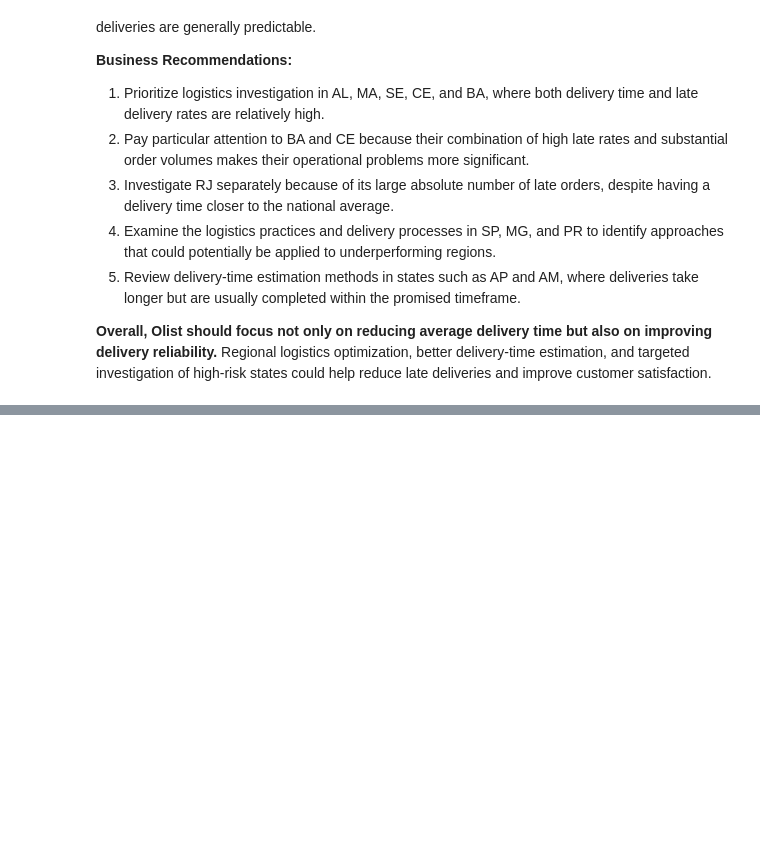
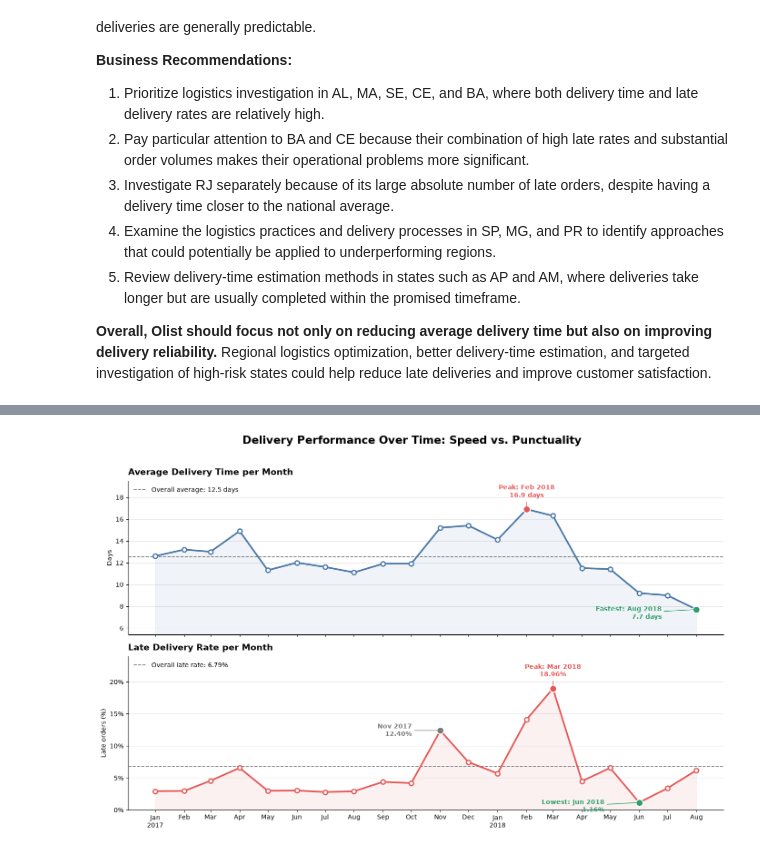
Before and after one commit to Abolfazl-Moradi006/Olist-data-analysis, a Jupyter notebook: Notebooks/6_Delivery_Performance_Analysis.ipynb, the cells around one changed output, grey strips where cells are left out. Cells and saved outputs as stored; diff of their text form; code cells hidden in the pictures; blank space fills up the shorter version.

```diff
--- a/Notebooks/6_Delivery_Performance_Analysis.ipynb
+++ b/Notebooks/6_Delivery_Performance_Analysis.ipynb
@@ -12,8 +10,3 @@ import duckdb
 con = duckdb.connect()
 con.read_parquet("../Data/Processed/orders_clean.parquet").create_view("orders");
 con.read_parquet("../Data/Processed/customers_clean.parquet").create_view("customers");
-# %%
-a = con.execute(""" select *
-            from orders """).df()
-a.iloc[0:2]
-a["delivery_duration_days"].mean()
@@ -603,0 +650,76 @@ The scatter plot also highlights an important distinction between slow delivery
+# %%
+#Line charts: Monthly delivery duration and late delivery rate
+df = delivery_monthly.copy()
+
+# Overall reference values (weighted by orders, so big months count more)
+avg_time = (df["avg_delivery_time_days"] * df["orders_count"]).sum() / df["orders_count"].sum()
+avg_late = df["late_orders"].sum() / df["orders_count"].sum() * 100
+
+BLUE, RED, GREEN, GRAY = "#4C78A8", "#E45756", "#2E9E6B", "#7A7A7A"
+
+def style_panel(ax, series, color, title, ylabel, fmt, avg_value, avg_label):
+    """Line + soft fill, average line, and padded y-range for one panel."""
+    ax.plot(df.index, series, color=color, linewidth=2.6, marker="o",
+            markersize=7, markerfacecolor="white", markeredgewidth=2, zorder=3)
+    ax.fill_between(df.index, series, series.min() * 0.0, color=color, alpha=0.08, zorder=1)
+    ax.axhline(avg_value, color=GRAY, linestyle="--", linewidth=1.3, label=avg_label, zorder=2)
+
+    lo, hi = series.min(), series.max()
+    ax.set_ylim(max(0, lo - (hi - lo) * 0.25), hi + (hi - lo) * 0.28)   # headroom for labels
+    ax.yaxis.set_major_formatter(plt.FuncFormatter(fmt))
+    ax.set_title(title, fontsize=14, fontweight="bold", loc="left", pad=10)
+    ax.set_ylabel(ylabel)
+    ax.grid(axis="y", alpha=0.3)
+    ax.set_axisbelow(True)
+    ax.spines[["top", "right"]].set_visible(False)
+    ax.legend(loc="upper left", frameon=False, fontsize=10)
+
+def callout(ax, when, value, text, color, dx, dy, ha="center"):
+    """Highlighted point with a label that stays inside the plot."""
+    ax.scatter(when, value, s=120, color=color, edgecolor="white", linewidth=1.5, zorder=5)
+    ax.annotate(
+        text, xy=(when, value), xytext=(dx, dy), textcoords="offset points",
+        ha=ha, va="center", fontsize=10, fontweight="bold", color=color,
+        arrowprops=dict(arrowstyle="-", color=color, linewidth=1),
+        zorder=6,
+    )
+
+fig, (ax1, ax2) = plt.subplots(2, 1, figsize=(14, 9), sharex=True)
+
+# ---------- Top: average delivery time ----------
+t = df["avg_delivery_time_days"]
+style_panel(ax1, t, BLUE, "Average Delivery Time per Month", "Days",
+            lambda v, _: f"{v:.0f}", avg_time, f"Overall average: {avg_time:.1f} days")
+
+t_max, t_min = t.idxmax(), t.idxmin()
+callout(ax1, t_max, t.max(), f"Peak: {t_max:%b %Y}\n{t.max():.1f} days", RED, 0, 28)
+callout(ax1, t_min, t.min(), f"Fastest: {t_min:%b %Y}\n{t.min():.1f} days", GREEN, -55, -6, ha="right")
+
+# ---------- Bottom: late delivery rate ----------
+r = df["late_rate_pct"]
+style_panel(ax2, r, RED, "Late Delivery Rate per Month", "Late orders (%)",
+            lambda v, _: f"{v:.0f}%", avg_late, f"Overall late rate: {avg_late:.2f}%")
+
+r_max, r_min = r.idxmax(), r.idxmin()
+callout(ax2, r_max, r.max(), f"Peak: {r_max:%b %Y}\n{r.max():.2f}%", RED, 0, 28)
+callout(ax2, r_min, r.min(), f"Lowest: {r_min:%b %Y}\n{r.min():.2f}%", GREEN, -55, -6, ha="right")
+
+# Extra callout for the first spike (Nov 2017)
+nov = df.index[df.index == "2017-11-01"]
+if len(nov):
+    callout(ax2, nov[0], r.loc[nov[0]], f"Nov 2017\n{r.loc[nov[0]]:.2f}%", GRAY, -45, 0, ha="right")
+
+# ---------- Shared x-axis: every month, year shown under January ----------
+ax2.set_xticks(df.index)
+ax2.set_xticklabels(
+    [f"{d:%b}\n{d.year}" if (d.month == 1 or i == 0) else f"{d:%b}" for i, d in enumerate(df.index)]
+)
+ax2.tick_params(axis="x", rotation=0)
+ax2.set_xlabel("")
+
+fig.suptitle("Delivery Performance Over Time: Speed vs. Punctuality",
+             fontsize=17, fontweight="bold")
+plt.tight_layout(rect=[0, 0, 1, 0.96])
+plt.show()
+# %% [output]
+[figure, added]
```
Also changed, not shown: parts of 8 cells of this notebook.
